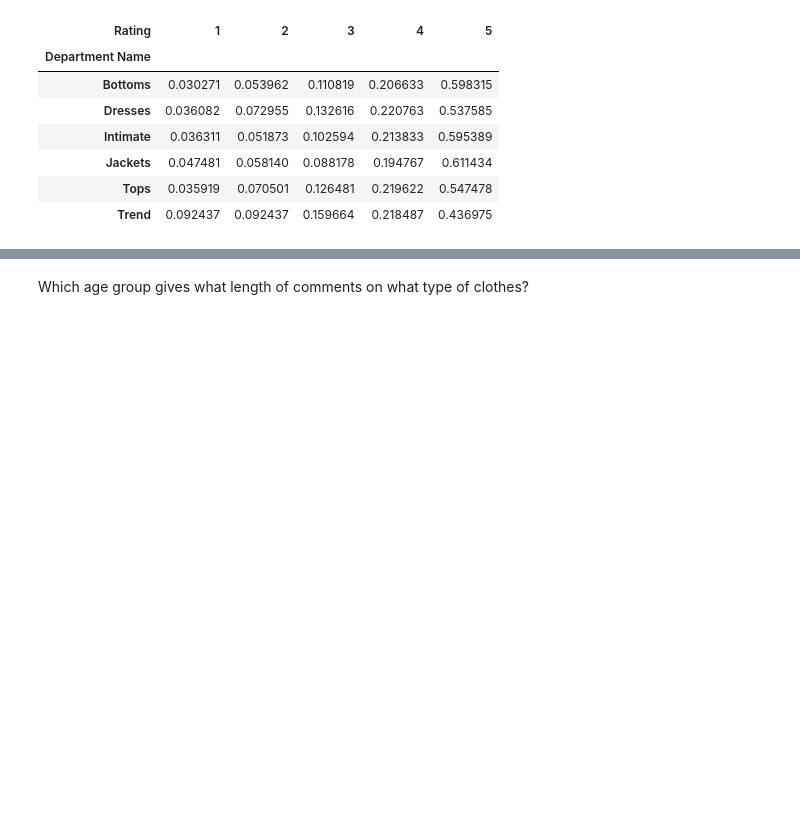
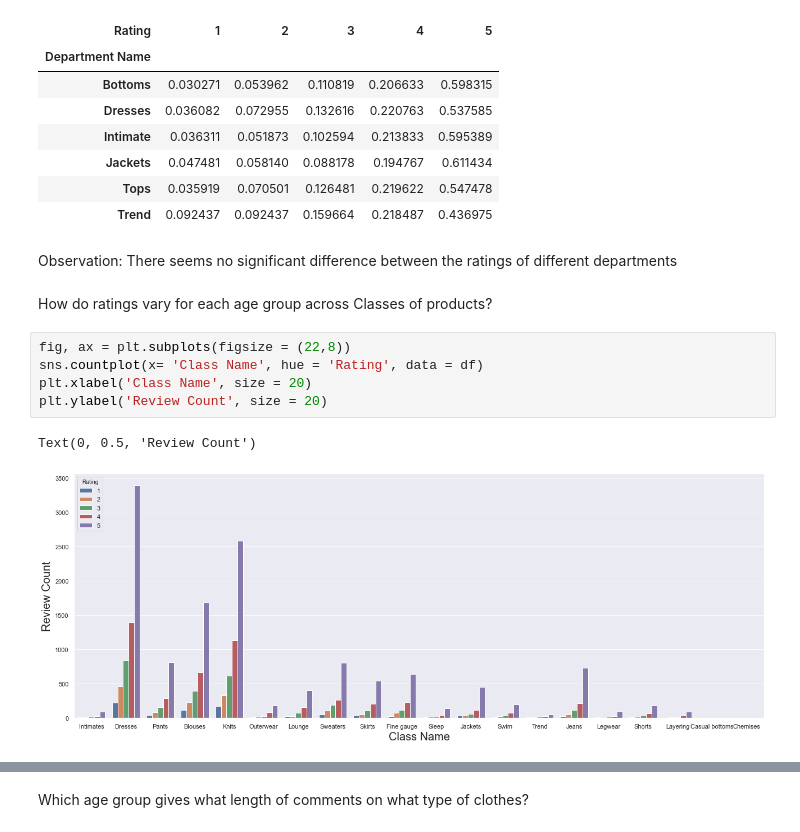
Before and after one commit to ArsalRahimMLE/Women-s-E-Commerce-Clothing-Reviews, a Jupyter notebook: Sentiment Analysis.ipynb, the cells around one changed output, grey strips where cells are left out. Drawn from its saved outputs; the diff is of its cells as text; blank space fills up the shorter version.

```diff
--- a/Sentiment Analysis.ipynb
+++ b/Sentiment Analysis.ipynb
@@ -569,3 +732,15 @@ pd.crosstab(df['Department Name'],df['Rating']).apply(lambda x: x/x.sum(),axis =
 | Jackets | 0.047481 | 0.058140 | 0.088178 | 0.194767 | 0.611434 |
 | Tops | 0.035919 | 0.070501 | 0.126481 | 0.219622 | 0.547478 |
 | Trend | 0.092437 | 0.092437 | 0.159664 | 0.218487 | 0.436975 |
+# %% [markdown]
+Observation: There seems no significant difference between the ratings of different departments
+# %% [markdown]
+How do ratings vary for each age group across Classes of products?
+# %%
+fig, ax = plt.subplots(figsize = (22,8))
+sns.countplot(x= 'Class Name', hue = 'Rating', data = df)
+plt.xlabel('Class Name', size = 20)
+plt.ylabel('Review Count', size = 20)
+# %% [output]
+Text(0, 0.5, 'Review Count')
+[figure, added]
```
Also changed, not shown: parts of 107 cells of this notebook.
